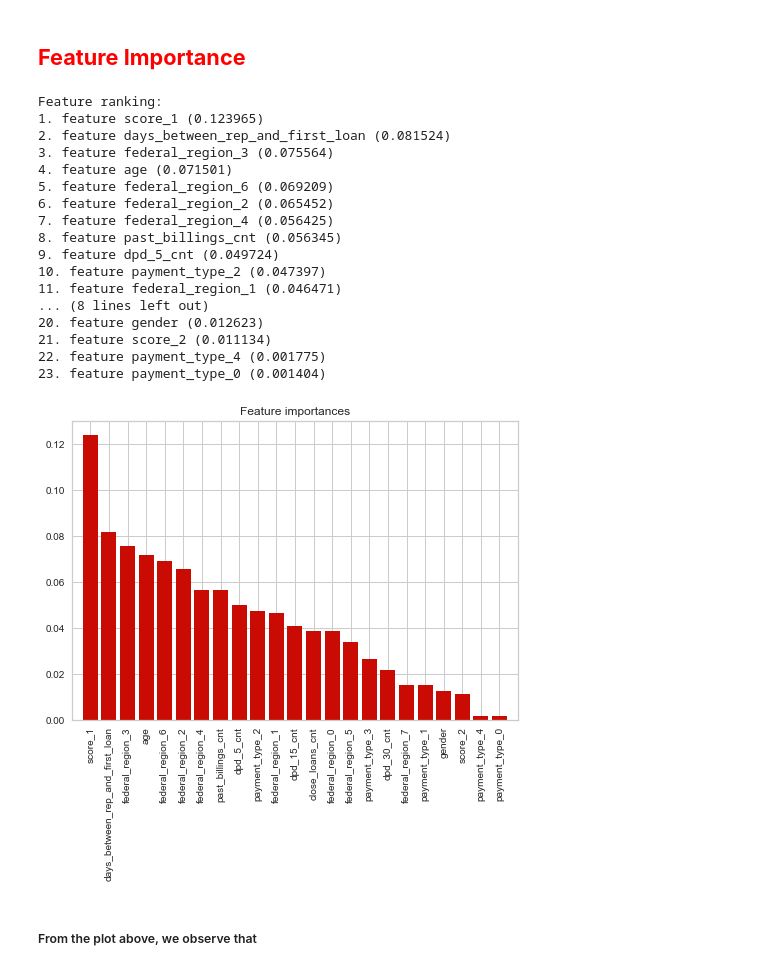
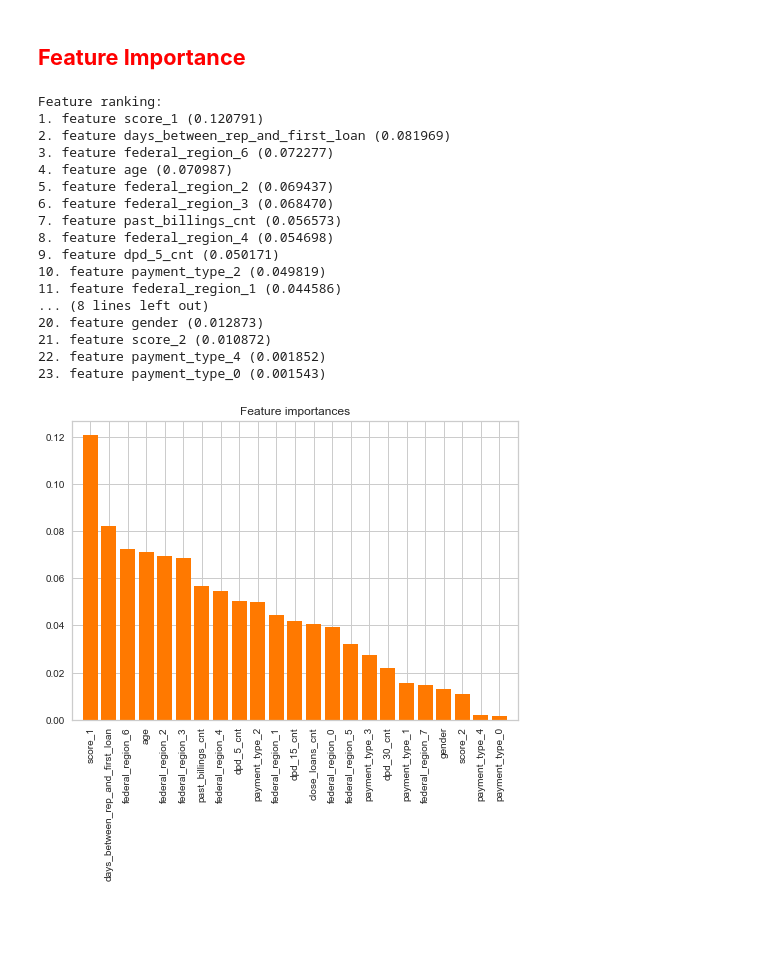
Before and after one commit to alyab16/Flagging-Loans, a Jupyter notebook: Flagging Loans.ipynb, the cells around one changed output. Saved outputs shown, nothing was run; the diff lists cells and outputs as text; code cells hidden in the pictures; blank space fills up the shorter version.

```diff
--- a/Flagging Loans.ipynb
+++ b/Flagging Loans.ipynb
@@ -540,8 +540,6 @@ values = [i for i in range(1, len(X_train), 100)]
 
 # evaluate a model for each size
 for i in values:
-    # define model
-    model = ExtraTreesClassifier(n_estimators=100)
     # select samples
     trainX, trainY = X_train[:i], y_train[:i]
     # fit model
@@ -556,8 +554,8 @@ for i in values:
     test_scores.append(test_acc)
 
 # plot learning curves
-plt.plot(values, train_scores, '-o', label='Train')
-plt.plot(values, test_scores, '-o', label='Test')
+plt.plot(values, train_scores, '-o', label='Train', color='darkblue')
+plt.plot(values, test_scores, '-o', label='Test', color='orange')
 plt.title('Learning curves')
 plt.xlabel('Number of training samples')
 plt.ylabel('Accuracy')
@@ -597,42 +595,40 @@ Text(0.5, 1.0, 'Precision-Recall Curve')
 # %%
 # Feature importance
 importances = model.feature_importances_
 indices = np.argsort(importances)[::-1]
 
 # Get feature names
 feature_names = X_train.columns
 
 # Print the feature ranking
 print("Feature ranking:")
 
 for f in range(X_train.shape[1]):
     print("%d. feature %s (%f)" % (f + 1, feature_names[indices[f]], importances[indices[f]]))
 
 # Plot the impurity-based feature importances of the forest
 plt.figure()
 plt.title("Feature importances")
-plt.bar(range(X_train.shape[1]), importances[indices], color="r", align="center")
+plt.bar(range(X_train.shape[1]), importances[indices], color="#ff7900", align="center")
 plt.xticks(range(X_train.shape[1]), [feature_names[i] for i in indices], rotation='vertical')
 plt.xlim([-1, X_train.shape[1]])
 plt.show()
 # %% [output]
 Feature ranking:
-1. feature score_1 (0.123965)
-2. feature days_between_rep_and_first_loan (0.081524)
-3. feature federal_region_3 (0.075564)
-4. feature age (0.071501)
-5. feature federal_region_6 (0.069209)
-6. feature federal_region_2 (0.065452)
-7. feature federal_region_4 (0.056425)
-8. feature past_billings_cnt (0.056345)
-9. feature dpd_5_cnt (0.049724)
-10. feature payment_type_2 (0.047397)
-11. feature federal_region_1 (0.046471)
+1. feature score_1 (0.120791)
+2. feature days_between_rep_and_first_loan (0.081969)
+3. feature federal_region_6 (0.072277)
+4. feature age (0.070987)
+5. feature federal_region_2 (0.069437)
+6. feature federal_region_3 (0.068470)
+7. feature past_billings_cnt (0.056573)
+8. feature federal_region_4 (0.054698)
+9. feature dpd_5_cnt (0.050171)
+10. feature payment_type_2 (0.049819)
+11. feature federal_region_1 (0.044586)
 ... (8 lines left out)
-20. feature gender (0.012623)
-21. feature score_2 (0.011134)
-22. feature payment_type_4 (0.001775)
-23. feature payment_type_0 (0.001404)
+20. feature gender (0.012873)
+21. feature score_2 (0.010872)
+22. feature payment_type_4 (0.001852)
+23. feature payment_type_0 (0.001543)
-[figure, old version]
+[figure, new version]
-# %% [markdown]
-##### From the plot above, we observe that
```
Also changed, not shown: parts of 2 cells of this notebook.
